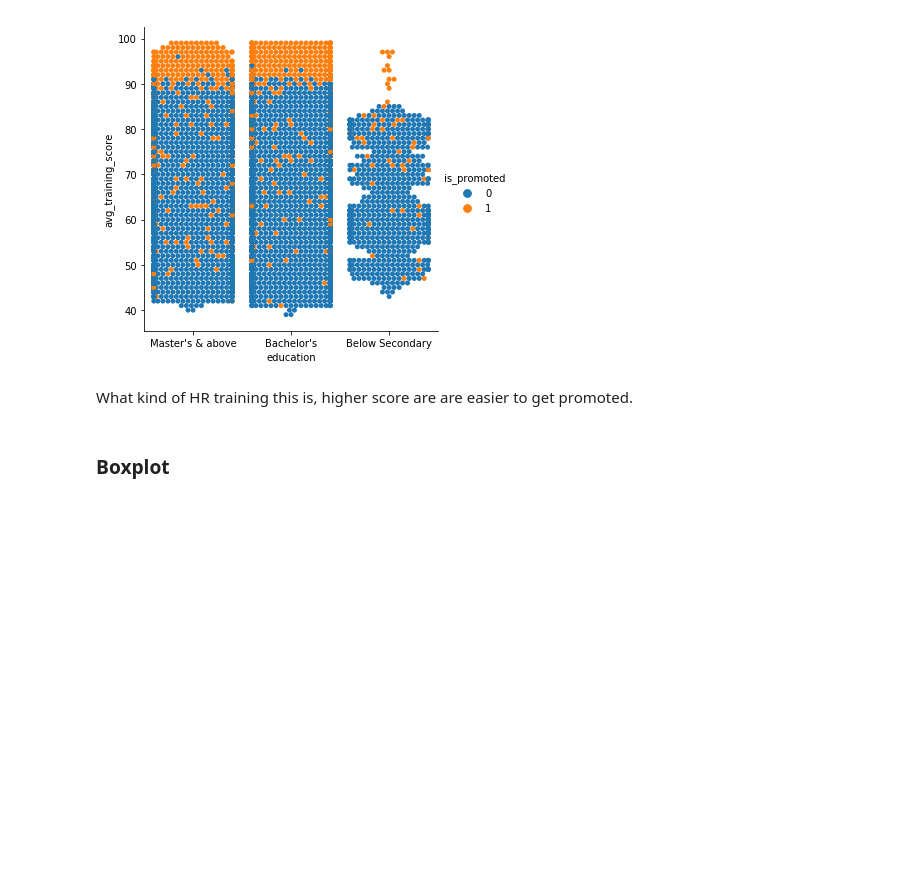
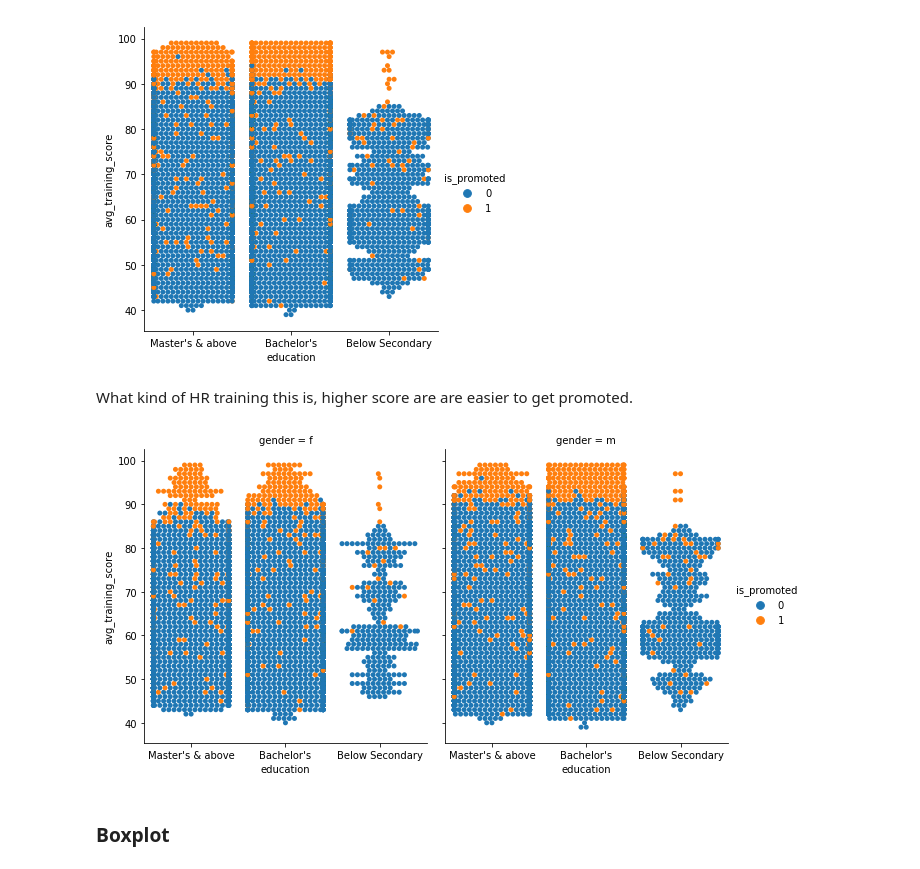
Before and after one commit to hanhanwu/Basic_But_Useful, a Jupyter notebook: visualization_seaborn.ipynb, the cells around one changed output. Saved outputs shown, nothing was run; the diff lists cells and outputs as text; code cells hidden in the pictures; blank space fills up the shorter version.

Commit message:
done seaborn visualization

```diff
--- a/visualization_seaborn.ipynb
+++ b/visualization_seaborn.ipynb
@@ -116,9 +119,13 @@ sns.catplot(x="education", y="avg_training_score", kind = "swarm", hue='is_promo
 # %% [markdown]
 What kind of HR training this is, higher score are are easier to get promoted.
 # %%
-# aspect defines the ratio of each facet
-sns.catplot(x="education", y="avg_training_score", kind = "swarm", hue='is_promoted',
-            col='gender', aspect=0.9,  data=df1)
+# aspect is the ratio of facet
+# This took more than 40 mins to run....
+sns.catplot(x="education", y="avg_training_score", hue="is_promoted",
+            col="gender", aspect=.9,
+            kind="swarm", data=df1);
+# %% [output]
+[figure, added]
 # %% [markdown]
 ### Boxplot
 # %%
```
Also changed, not shown: parts of 15 cells of this notebook.
